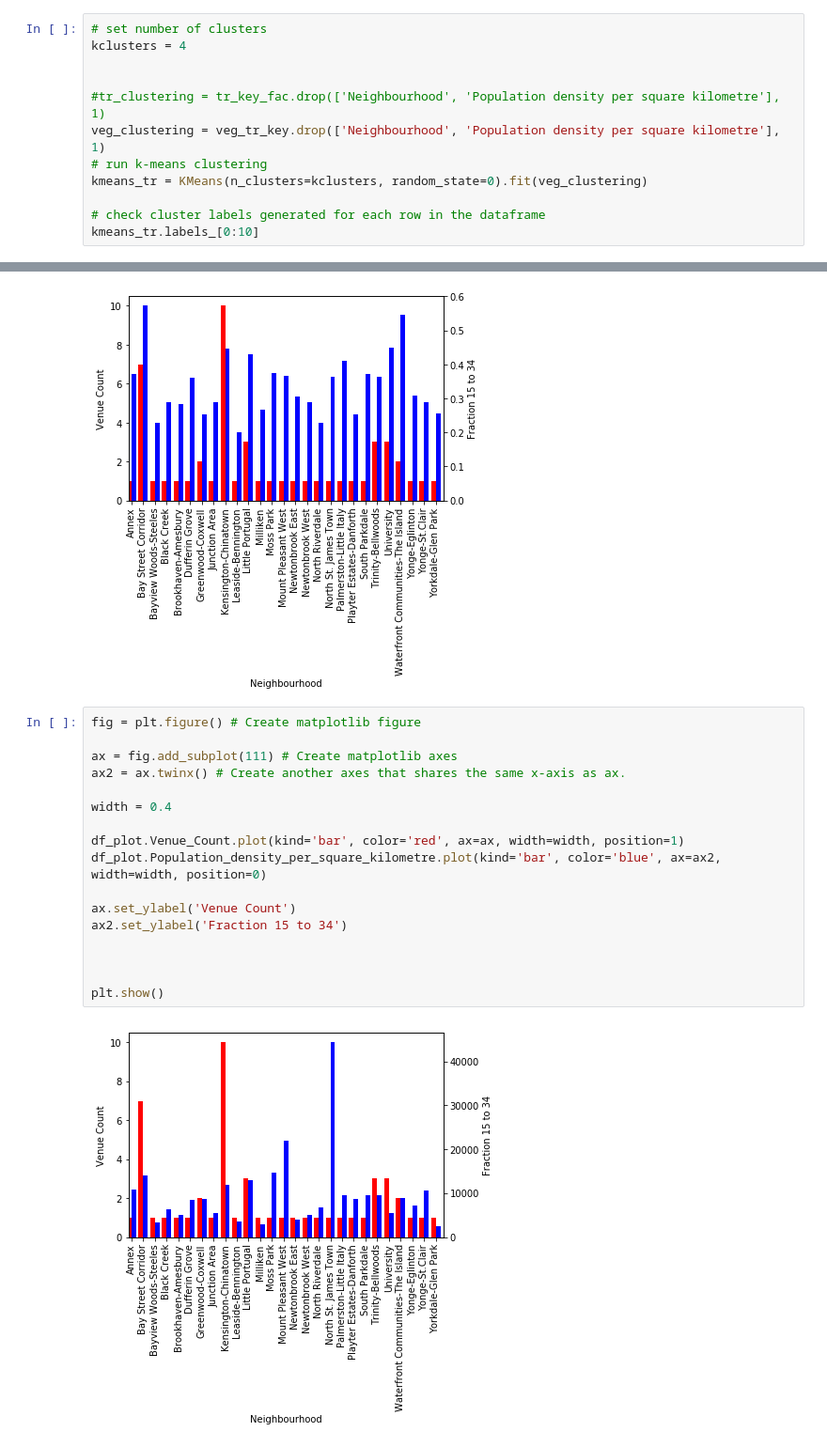
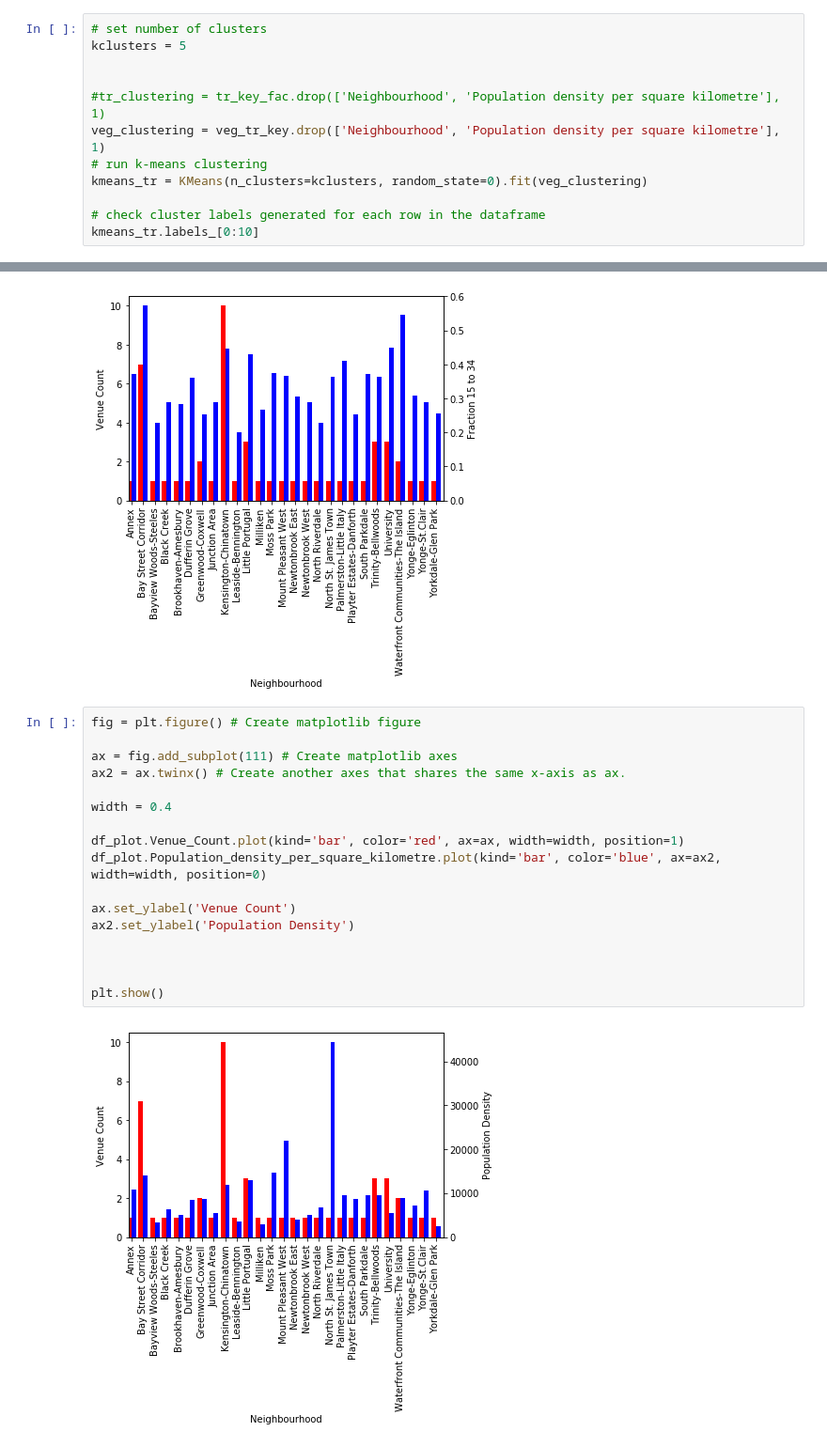
Before and after one commit to Thabetten/Capstone, a Jupyter notebook: Capstone - Meat and Dairty substitutes.ipynb, the cells around one changed output, grey strips where cells are left out. Shown: that part at 94% size. Cells and saved outputs as stored; diff of their text form.

```diff
--- a/Capstone - Meat and Dairty substitutes.ipynb
+++ b/Capstone - Meat and Dairty substitutes.ipynb
@@ -558,6 +558,6 @@ The above graph indicates the the precision of the clustering suggests a k of fo
 # %%
 # set number of clusters
-kclusters = 4
+kclusters = 5
 
 
 #tr_clustering = tr_key_fac.drop(['Neighbourhood', 'Population density per square kilometre'], 1)
@@ -740,19 +741,19 @@ plt.show()
 # %%
 fig = plt.figure() # Create matplotlib figure
 
 ax = fig.add_subplot(111) # Create matplotlib axes
 ax2 = ax.twinx() # Create another axes that shares the same x-axis as ax.
 
 width = 0.4
 
 df_plot.Venue_Count.plot(kind='bar', color='red', ax=ax, width=width, position=1)
 df_plot.Population_density_per_square_kilometre.plot(kind='bar', color='blue', ax=ax2, width=width, position=0)
 
 ax.set_ylabel('Venue Count')
-ax2.set_ylabel('Fraction 15 to 34')
+ax2.set_ylabel('Population Density')
 
 
 
 plt.show()
 # %% [output]
-[figure, old version]
+[figure, new version]
```
Also changed, not shown: parts of 9 cells of this notebook.
